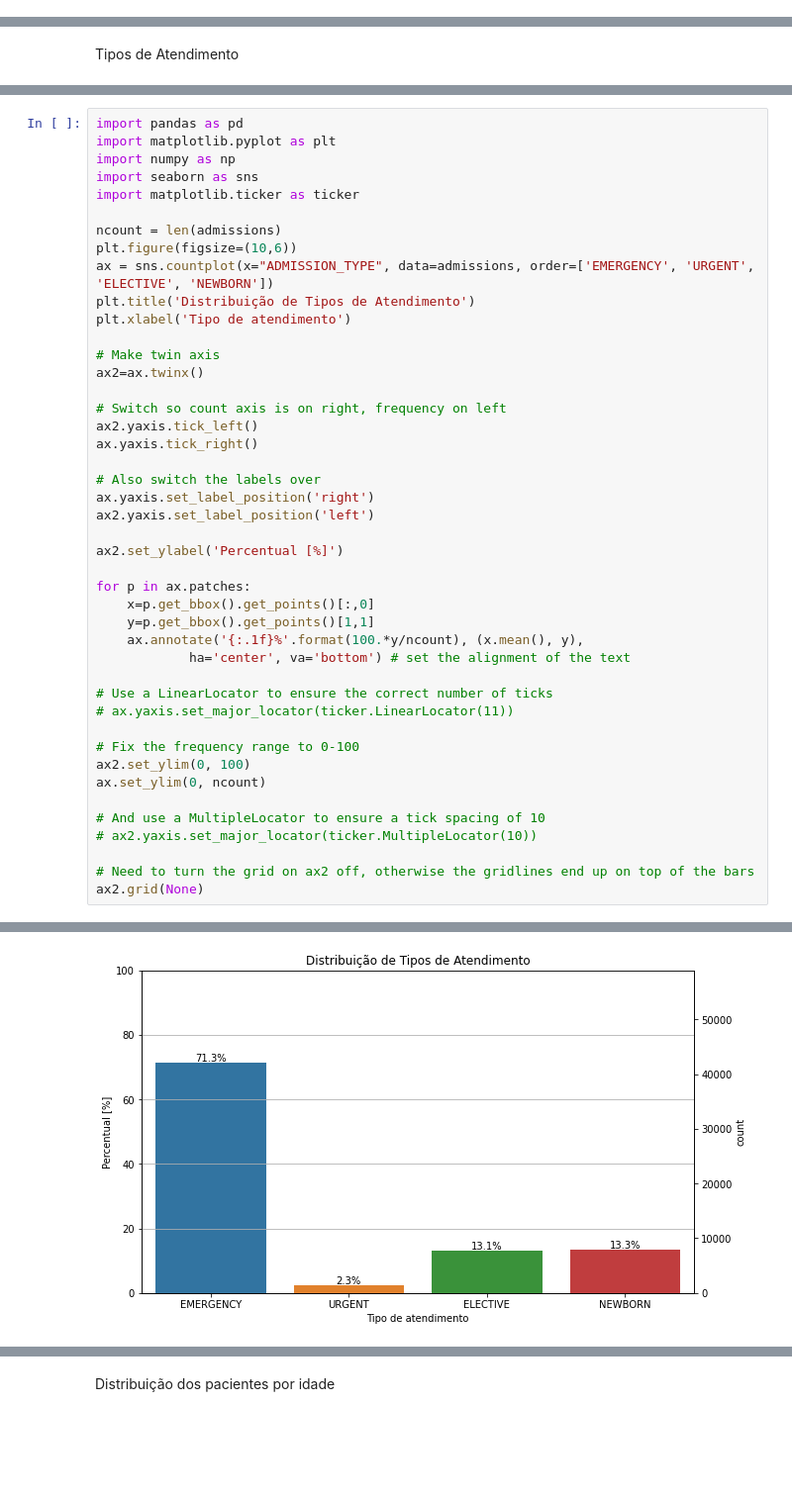
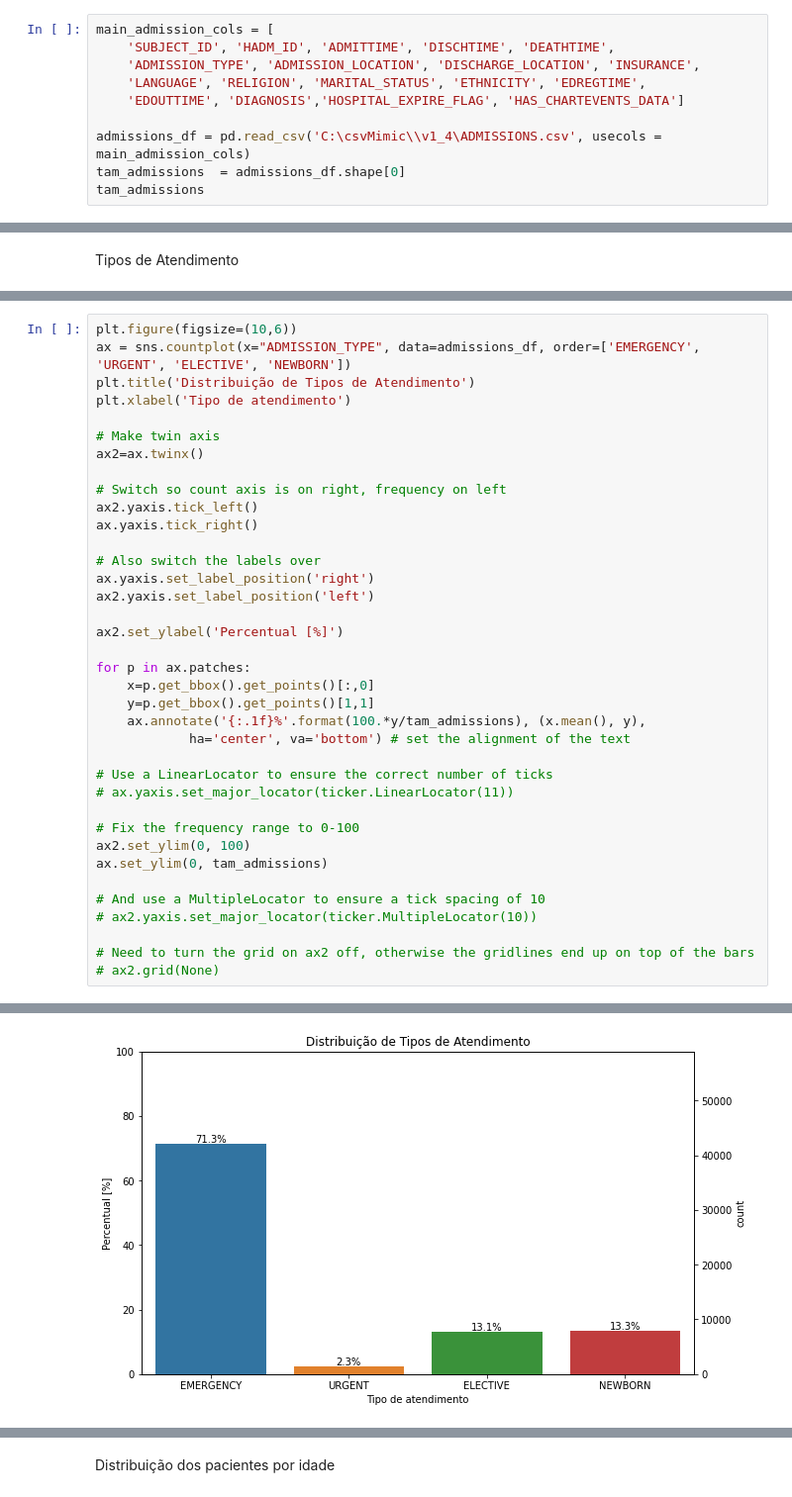
Before and after one commit to camila-cg/mimic-3, a Jupyter notebook: análise-exploratória.ipynb, the cells around one changed output, grey strips where cells are left out. Shown at 99% size. Cells and saved outputs as stored; diff of their text form; blank space fills up the shorter version.

```diff
--- a/análise-exploratória.ipynb
+++ b/análise-exploratória.ipynb
@@ -131,0 +103,10 @@ Index(['ROW_ID', 'SUBJECT_ID', 'HADM_ID', 'ADMITTIME', 'DISCHTIME',
+# %%
+main_admission_cols = [
+    'SUBJECT_ID', 'HADM_ID', 'ADMITTIME', 'DISCHTIME', 'DEATHTIME',
+    'ADMISSION_TYPE', 'ADMISSION_LOCATION', 'DISCHARGE_LOCATION', 'INSURANCE',
+    'LANGUAGE', 'RELIGION', 'MARITAL_STATUS', 'ETHNICITY', 'EDREGTIME',
+    'EDOUTTIME', 'DIAGNOSIS','HOSPITAL_EXPIRE_FLAG', 'HAS_CHARTEVENTS_DATA']
+
+admissions_df = pd.read_csv('C:\csvMimic\\v1_4\ADMISSIONS.csv', usecols = main_admission_cols)
+tam_admissions  = admissions_df.shape[0]
+tam_admissions
@@ -134,13 +134,6 @@ Tipos de Atendimento
 # %%
-import pandas as pd
-import matplotlib.pyplot as plt
-import numpy as np
-import seaborn as sns
-import matplotlib.ticker as ticker
-
-ncount = len(admissions)
 plt.figure(figsize=(10,6))
-ax = sns.countplot(x="ADMISSION_TYPE", data=admissions, order=['EMERGENCY', 'URGENT', 'ELECTIVE', 'NEWBORN'])
+ax = sns.countplot(x="ADMISSION_TYPE", data=admissions_df, order=['EMERGENCY', 'URGENT', 'ELECTIVE', 'NEWBORN'])
 plt.title('Distribuição de Tipos de Atendimento')
 plt.xlabel('Tipo de atendimento')
 
@@ -160,7 +153,7 @@ ax2.set_ylabel('Percentual [%]')
 for p in ax.patches:
     x=p.get_bbox().get_points()[:,0]
     y=p.get_bbox().get_points()[1,1]
-    ax.annotate('{:.1f}%'.format(100.*y/ncount), (x.mean(), y),
+    ax.annotate('{:.1f}%'.format(100.*y/tam_admissions), (x.mean(), y),
             ha='center', va='bottom') # set the alignment of the text
 
 # Use a LinearLocator to ensure the correct number of ticks
@@ -168,11 +161,11 @@ for p in ax.patches:
 
 # Fix the frequency range to 0-100
 ax2.set_ylim(0, 100)
-ax.set_ylim(0, ncount)
+ax.set_ylim(0, tam_admissions)
 
 # And use a MultipleLocator to ensure a tick spacing of 10
 # ax2.yaxis.set_major_locator(ticker.MultipleLocator(10))
 
 # Need to turn the grid on ax2 off, otherwise the gridlines end up on top of the bars
-ax2.grid(None)
+# ax2.grid(None)
 # %% [output]
@@ -179 +173 @@ ax2.grid(None)
-[figure, old version]
+[figure, new version]
```
Also changed, not shown: parts of 41 cells of this notebook.
